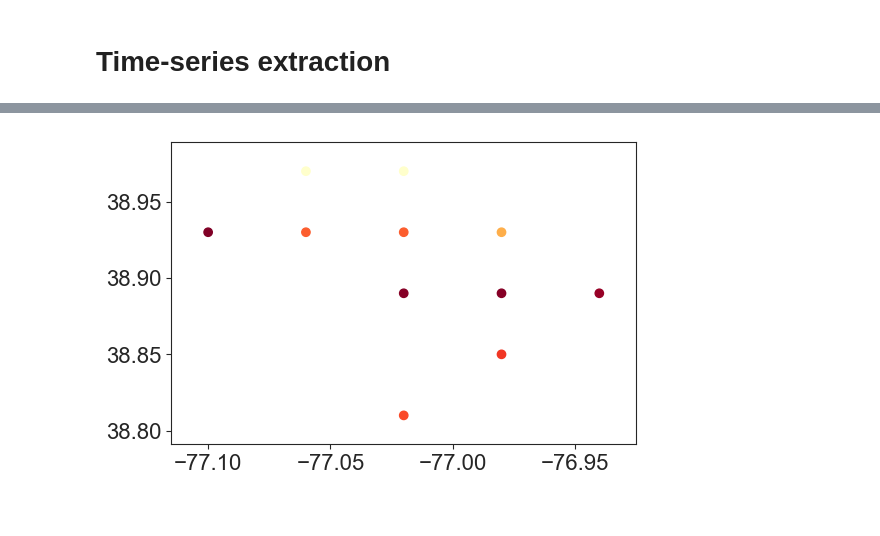
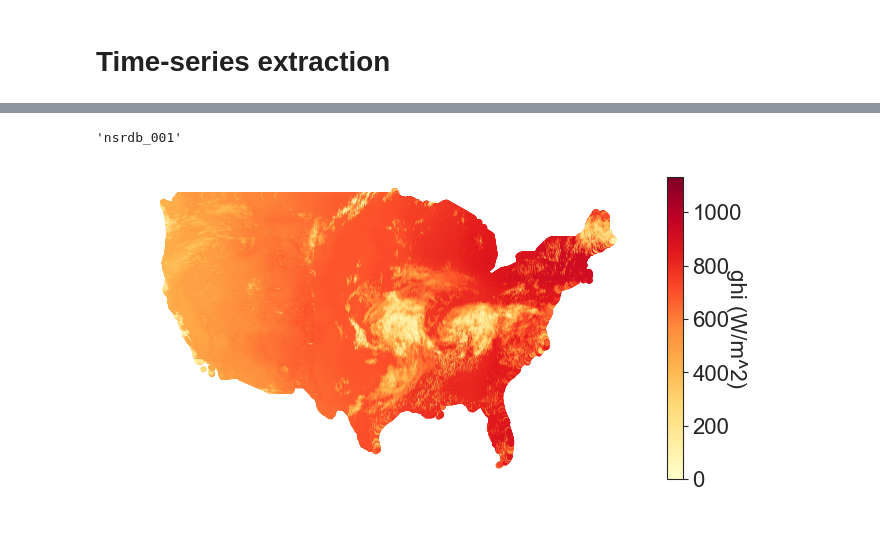
Before and after one commit to NREL/hsds-examples, a Jupyter notebook: notebooks/06_Data_Slicing.ipynb, the cells around one changed output, grey strips where cells are left out. Saved outputs shown, nothing was run; the diff lists cells and outputs as text; code cells hidden in the pictures.

```diff
--- a/notebooks/06_Data_Slicing.ipynb
+++ b/notebooks/06_Data_Slicing.ipynb
@@ -158,0 +42,6 @@ NameError: name 'state_date' is not defined
+# %%
+# Please pick a day in 2013
+date = '2013-07-04'
+# %%
+day_df = nsrdb.get_day('ghi', date)
+day_df.head()
@@ -159,11 +56,22 @@ NameError: name 'state_date' is not defined
+# %%
+"nsrdb_{:03d}".format(1)
+# %% [output]
+'nsrdb_001'
 # %%
-meta = META.iloc[idx]
+meta = nsrdb.meta.iloc[day_df.columns]
 lon = meta['longitude'].values
 lat = meta['latitude'].values
+i = 18
+ts = day_df.iloc[i].values
 
-fig = plt.figure(figsize=(6, 4), dpi=100)
+fig = plt.figure(figsize=(8, 4), dpi=100)
 axis = fig.add_subplot(111)
-axis.scatter(lon, lat, c=ghi[-1], cmap='YlOrRd')
+sc = axis.scatter(lon, lat, c=ts, cmap='YlOrRd', s=10,
+                  vmin=0, vmax=np.max(day_df.values))
+cbar = plt.colorbar(sc)
+cbar.ax.set_ylabel('ghi (W/m^2)', rotation=90)
+axis.axis('off')
+fig.tight_layout()
 plt.show()
 # %% [output]
-[figure, old version]
+[figure, new version]
```
Also changed, not shown: parts of 10 cells of this notebook, 1 other file.
